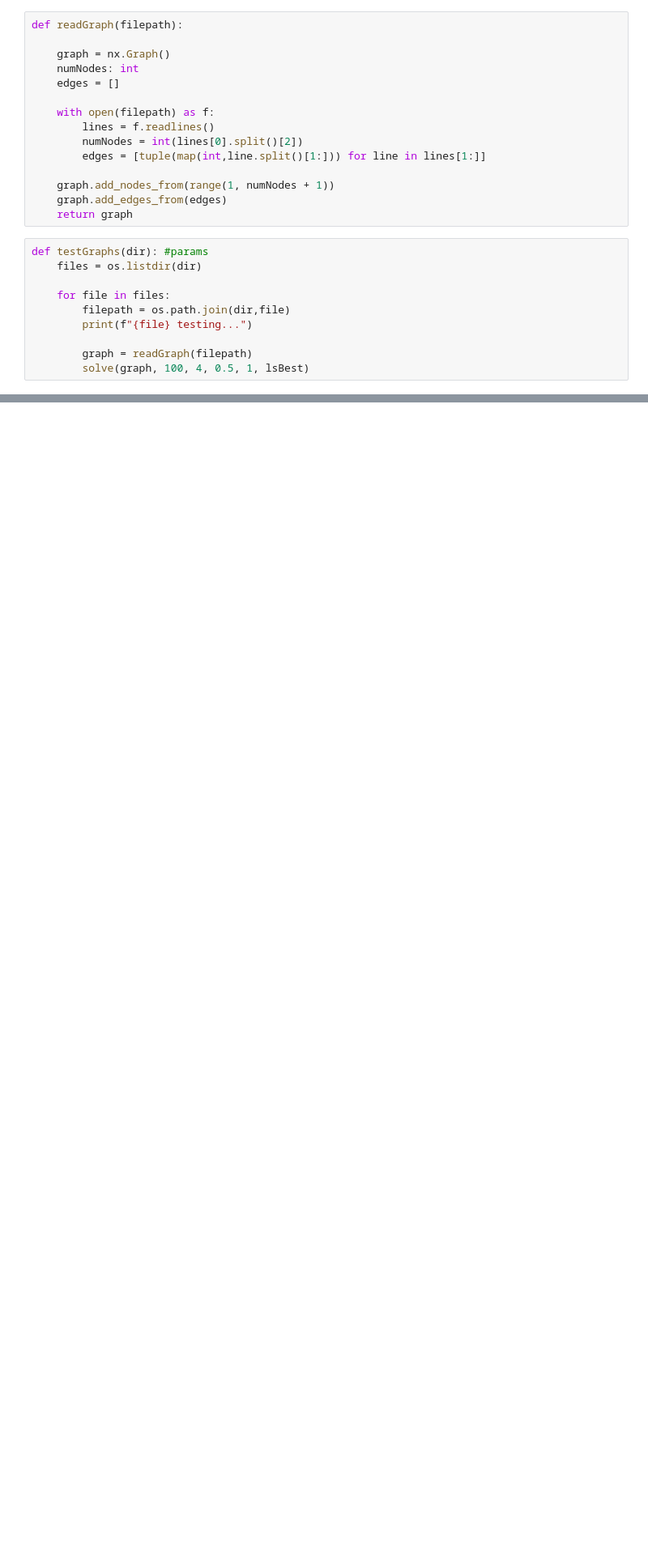
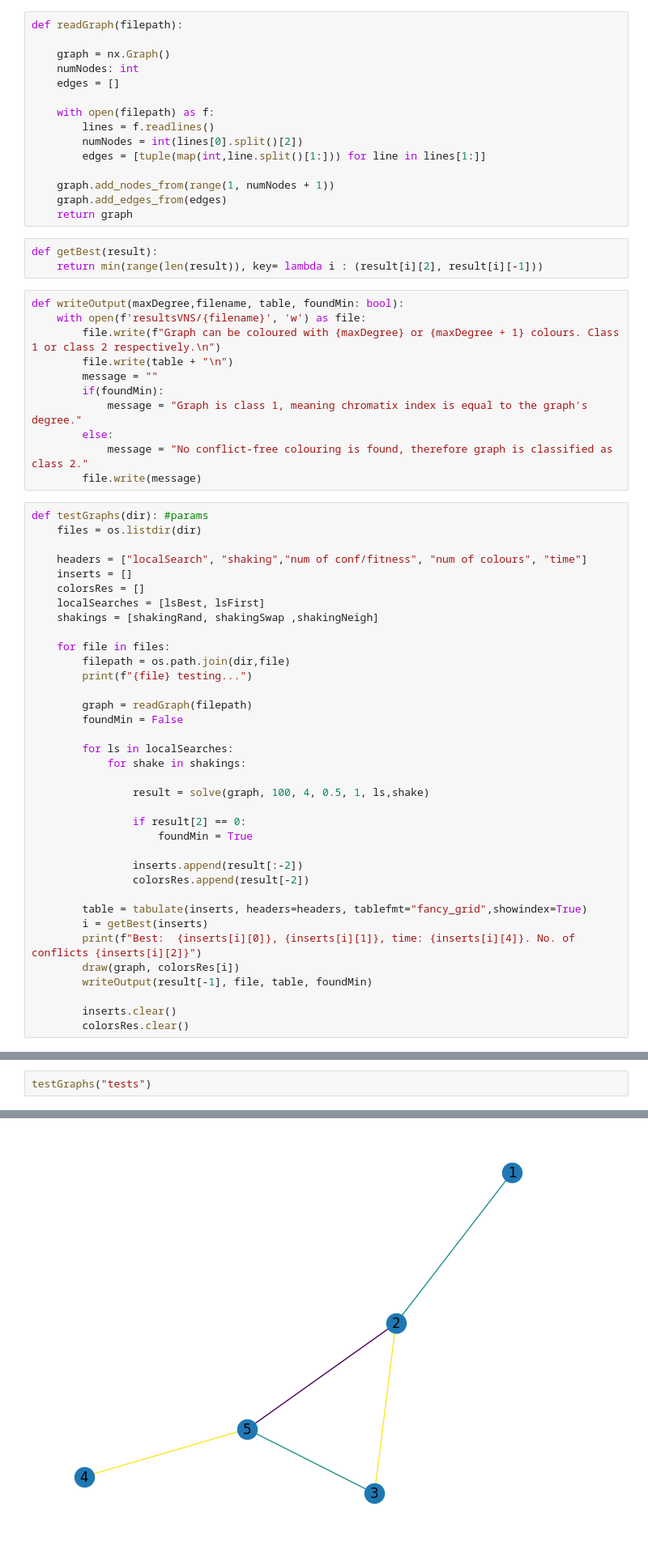
Before and after one commit to ivanaivaneza/minimumEdgeColoring, a Jupyter notebook: vns.ipynb, the cells around one changed output, grey strips where cells are left out. Shown at 81% size. Saved outputs shown, nothing was run; the diff lists cells and outputs as text; blank space fills up the shorter version.

Commit message:
experiment result representation

```diff
--- a/vns.ipynb
+++ b/vns.ipynb
@@ -198,16 +226,56 @@ def readGraph(filepath):
     graph.add_nodes_from(range(1, numNodes + 1))
     graph.add_edges_from(edges)
     return graph
+# %%
+def getBest(result):
+    return min(range(len(result)), key= lambda i : (result[i][2], result[i][-1]))
+# %%
+def writeOutput(maxDegree,filename, table, foundMin: bool):
+    with open(f'resultsVNS/{filename}', 'w') as file:
+        file.write(f"Graph can be coloured with {maxDegree} or {maxDegree + 1} colours. Class 1 or class 2 respectively.\n")
+        file.write(table + "\n")
+        message = ""
+        if(foundMin):
+            message = "Graph is class 1, meaning chromatix index is equal to the graph's degree."
+        else:
+            message = "No conflict-free colouring is found, therefore graph is classified as class 2."
+        file.write(message)
 # %%
 def testGraphs(dir): #params
     files = os.listdir(dir)
+
+    headers = ["localSearch", "shaking","num of conf/fitness", "num of colours", "time"]
+    inserts = []
+    colorsRes = []
+    localSearches = [lsBest, lsFirst]
+    shakings = [shakingRand, shakingSwap ,shakingNeigh]
 
     for file in files:
         filepath = os.path.join(dir,file)
         print(f"{file} testing...")
 
         graph = readGraph(filepath)
-        solve(graph, 100, 4, 0.5, 1, lsBest)
+        foundMin = False
+
+        for ls in localSearches:
+            for shake in shakings:
+
+                result = solve(graph, 100, 4, 0.5, 1, ls,shake)
+
+                if result[2] == 0:
+                    foundMin = True
+
+                inserts.append(result[:-2])
+                colorsRes.append(result[-2])
+
+        table = tabulate(inserts, headers=headers, tablefmt="fancy_grid",showindex=True)
+        i = getBest(inserts)
+        print(f"Best:  {inserts[i][0]}, {inserts[i][1]}, time: {inserts[i][4]}. No. of conflicts {inserts[i][2]}")
+        draw(graph, colorsRes[i])
+        writeOutput(result[-1], file, table, foundMin)
+
+        inserts.clear()
+        colorsRes.clear()
 # %%
 def testOneGraph(filepath):
     graph = readGraph(filepath)
@@ -241,0 +304,3 @@ graph10.txt testing...
+# %%
+testGraphs("tests")
+# %% [output]
@@ -241,0 +309 @@ graph10.txt testing...
+[figure, added]
```
Also changed, not shown: parts of 16 cells of this notebook, 7 other files.
